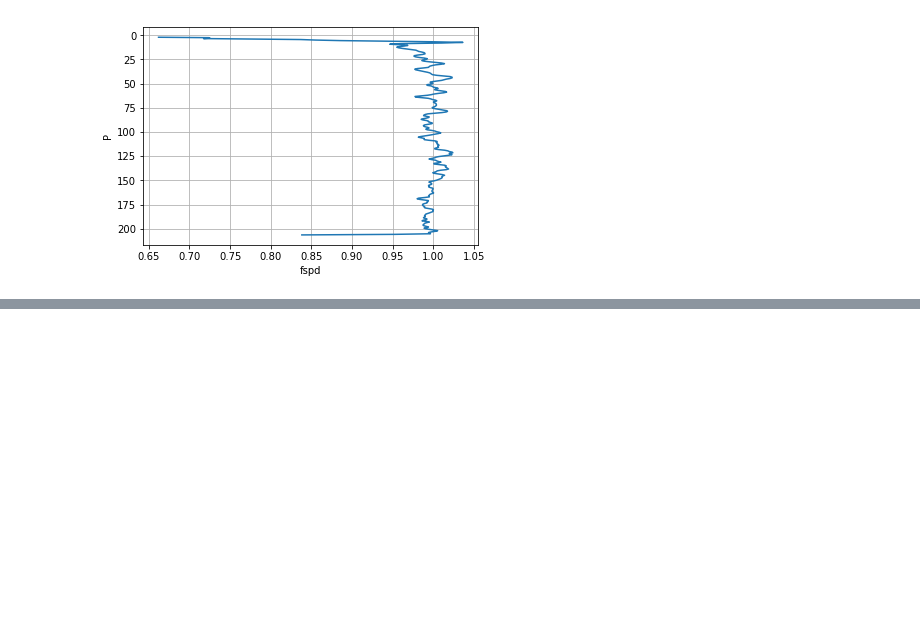
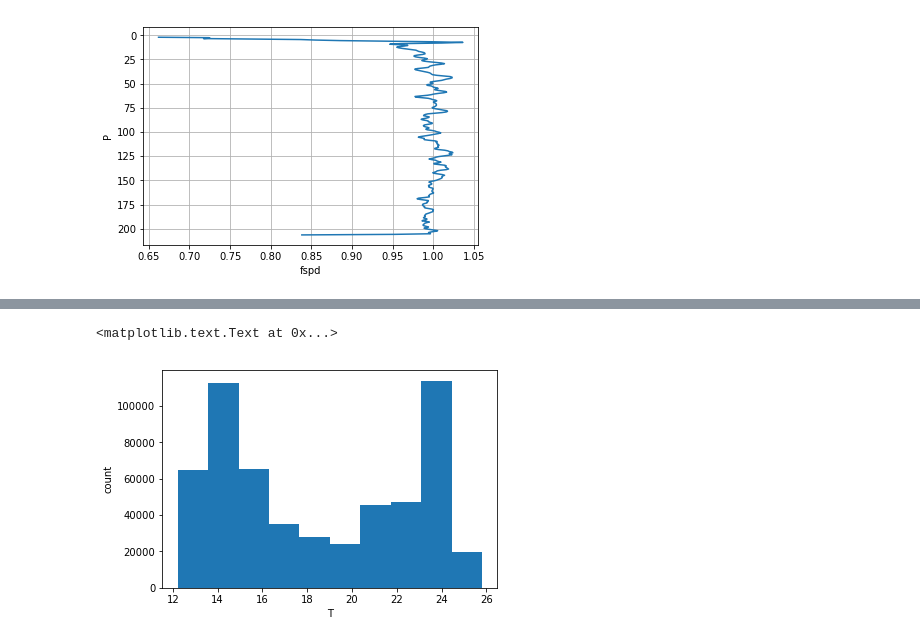
Before and after one commit to OceanMixingGroup/Analysis, a Jupyter notebook: Andy_Pickering/Working with eq14 data in python.ipynb, the cells around one changed output, grey strips where cells are left out. Drawn from its saved outputs; the diff is of its cells as text; code cells hidden in the pictures; blank space fills up the shorter version.

```diff
--- a/Andy_Pickering/Working with eq14 data in python.ipynb
+++ b/Andy_Pickering/Working with eq14 data in python.ipynb
@@ -60,0 +95,10 @@ plt.grid()
+# %%
+# try plotting histogram of cham data
+b=np.reshape(cham.T1,np.size(cham.T1))
+b=b[~np.isnan(b)]
+plt.hist(b)
+plt.xlabel('T')
+plt.ylabel('count')
+# %% [output]
+<matplotlib.text.Text at 0x...>
+[figure, added]
```
Also changed, not shown: parts of 9 cells of this notebook, 7 other files.
